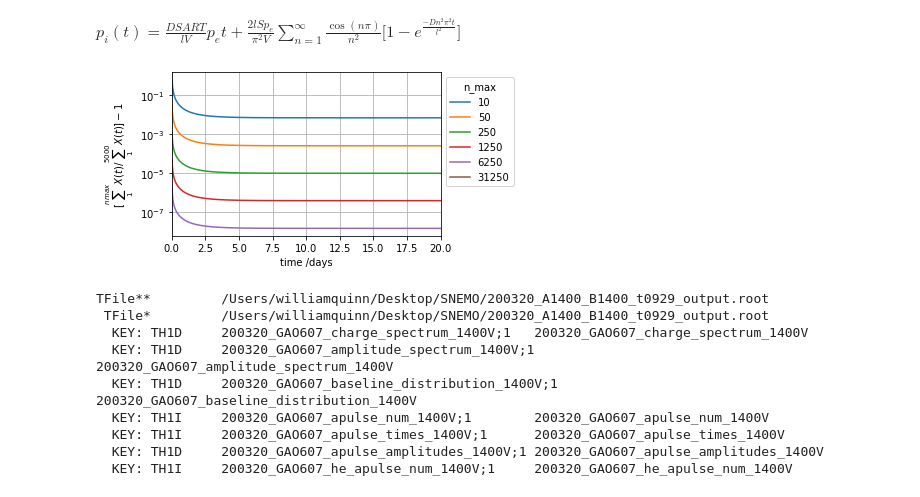
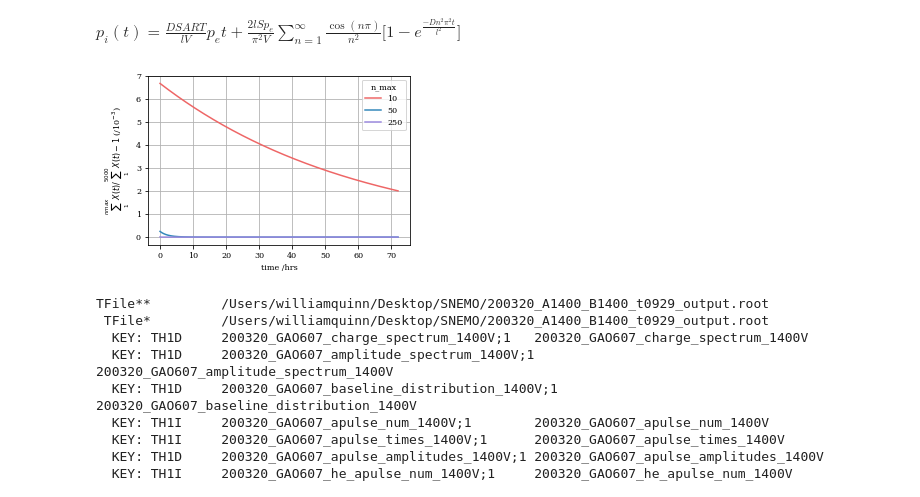
Before and after one commit to SuperNEMO-DBD/PMT-ShapeAnalysis, a Jupyter notebook: pmt_he_study/summary_files/notebooks/plotter.ipynb, the cells around one changed output. Drawn from its saved outputs; the diff is of its cells as text; code cells hidden in the pictures.

```diff
--- a/pmt_he_study/summary_files/notebooks/plotter.ipynb
+++ b/pmt_he_study/summary_files/notebooks/plotter.ipynb
@@ -85,10 +81,10 @@ def sumat(x, D, l, n_max):
         y.append(0)
         for n in range(1, n_max):
             f = -(D * (n*np.pi)**2 * x[i])/(l**2)
-            y[i] += np.cos(n*np.pi)*(1 - np.exp( f ))/(n**2)
+            y[i] += np.cos(n*np.pi)*(np.exp( f ))/(n**2)
     return y
 # %%
-x = np.linspace(0,20*24*3600, 1000)
+x = np.linspace(0,0.02*24*3600, 1000)
 D = 7.74e-9  #cm2/s
 l = 0.1
 n_max = [10*(5**i) for i in range(6)]
@@ -96,20 +92,19 @@ ys = []
 for n in n_max:
     ys.append(np.array(sumat(x,D,l,n)))
 # %%
-plt.figure(figsize=(6,3), facecolor='white')
-for i in range(len(ys)):
-    plt.plot(x/(24*3600),(ys[i]/ys[-1])-1,label='{}'.format(n_max[i]))
-plt.legend(title = "n_max", bbox_to_anchor=(1.0,1.0), loc='upper left')
-plt.xlim(0,20)
-plt.yscale('log')
-plt.xlabel('time /days')
-plt.ylabel(r"[$\sum_1^{nmax} X(t) / \sum_1^{5000} X(t)] -1 $")
+plt.figure(figsize=(4.5, 3), facecolor='white')
+for i in range(3):
+    plt.plot(x/(24),(ys[i]/ys[-1] - 1) / 1e-3,label='{}'.format(n_max[i]))
+plt.legend(title = "n_max", loc='upper right')
+# plt.xlim(0,0.02*3600)
+# plt.yscale('log')
+plt.xlabel('time /hrs')
+plt.ylabel(r"$\sum_1^{nmax} X(t) / \sum_1^{5000} X(t) - 1 $ (/10$^{-3}$)")
 # plt.ylabel(r"$x + 3$")
-plt.grid()
 plt.tight_layout()
 plt.savefig('/Users/williamquinn/Desktop/PMT_Project/summation.pdf')
 # %% [output]
-[figure, old version]
+[figure, new version]
 # %%
 file = ROOT.TFile("/Users/williamquinn/Desktop/SNEMO/200320_A1400_B1400_t0929_output.root")
 # %%
```
Also changed, not shown: parts of 2 cells of this notebook, 11 other files.
